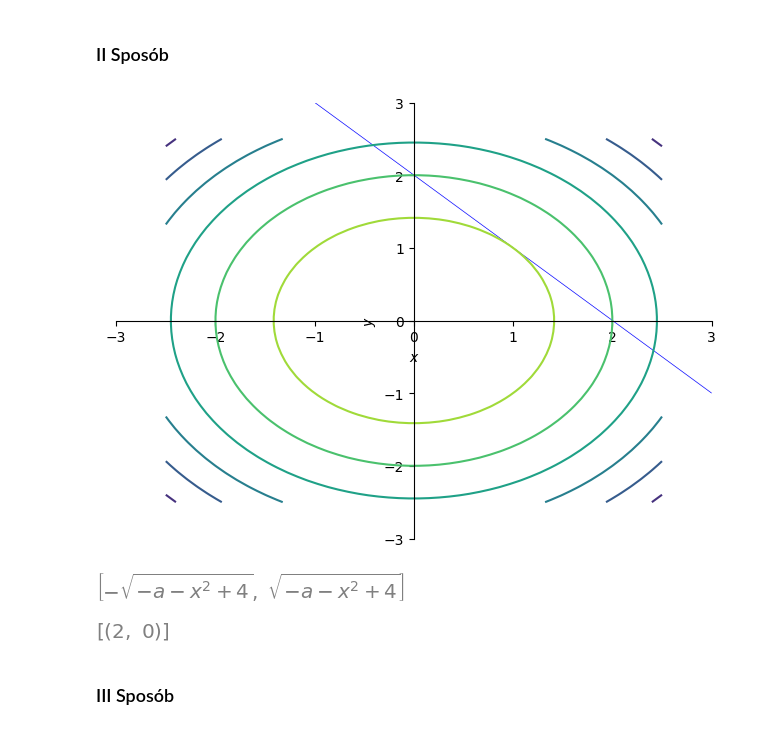
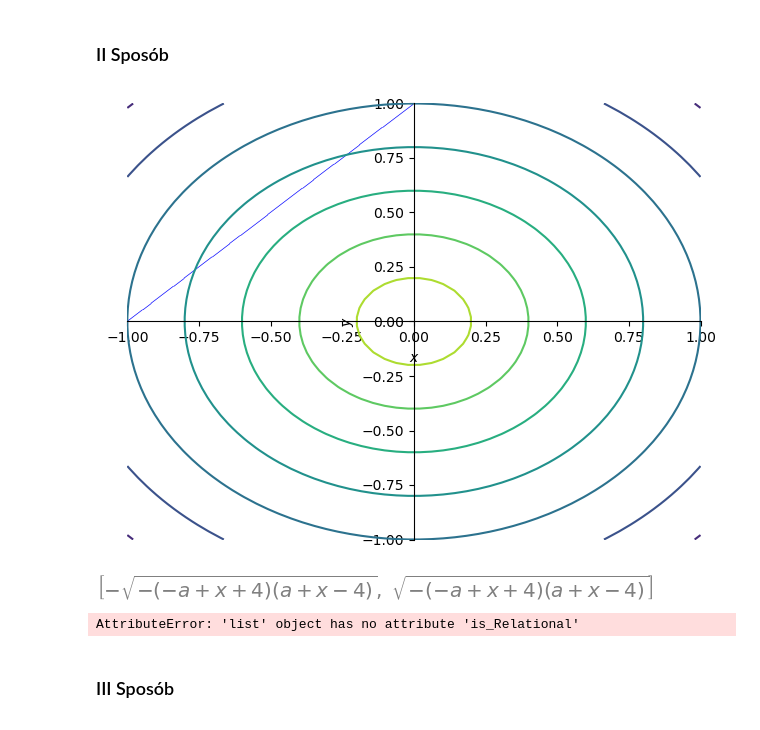
Before and after one commit to pzajaczkowski/ONWP, a Jupyter notebook: lista3/lista3.ipynb, the cells around one changed output. Drawn from its saved outputs; the diff is of its cells as text; code cells hidden in the pictures.

```diff
--- a/lista3/lista3.ipynb
+++ b/lista3/lista3.ipynb
@@ -12,6 +12,6 @@ x, y, ld = sp.symbols("x y lambda")
 # %% [markdown]
 ### Zadanie 1
 # %%
-fun_z = 4 - x**2 - y**2
+fun_z = 4 - sp.sqrt(x**2 + y**2)
 fun_z
 # %% [output]
@@ -19,5 +19,4 @@ fun_z
 # %%
-fun_y = 2 - x
-fun_y = 2 - x
+fun_y = x + 1
 fun_y
 # %% [output]
@@ -89,24 +109,24 @@ Punkty to (1, 1) o wartości 2
 ### II Sposób
 # %%
 plt2 = sp.plot_implicit(
-    sp.Eq(fun_g, 0), (x, -3, 3), (y, -3, 3), show=False, xlim=[-3, 3], ylim=[-3, 3]
+    sp.Eq(fun_g, 0), (x, -1, 1), (y, -1, 1), show=False, xlim=[-1, 1], ylim=[-1, 1]
 )
-plt3 = sp.plotting.plot_contour(fun_z, (x, -2.5, 2.5), (y, -2.5, 2.5), show=False)
+plt3 = sp.plotting.plot_contour(fun_z, (x, -1, 1), (y, -1, 1), show=False)
 plt2.append(plt3[0])
 plt2.show()
 # %% [output]
-[figure, old version]
+[figure, new version]
 # %%
 a = sp.symbols("a")
 fun_ay = sp.solve(sp.Eq(fun_z, a), y)
 fun_ay
 # %% [output]
-[figure, old version]
+[figure, new version]
 # %%
-a_ans = sp.solve([fun_y, fun_ay[0]], [x, a])
+a_ans = sp.solve([fun_y, fun_ay], [x, a])
 a_ans
 # %% [output]
-[figure, removed]
+AttributeError: 'list' object has no attribute 'is_Relational'
 # %% [markdown]
 ### III Sposób
 # %% [markdown]
```
Also changed, not shown: parts of 35 cells of this notebook.
